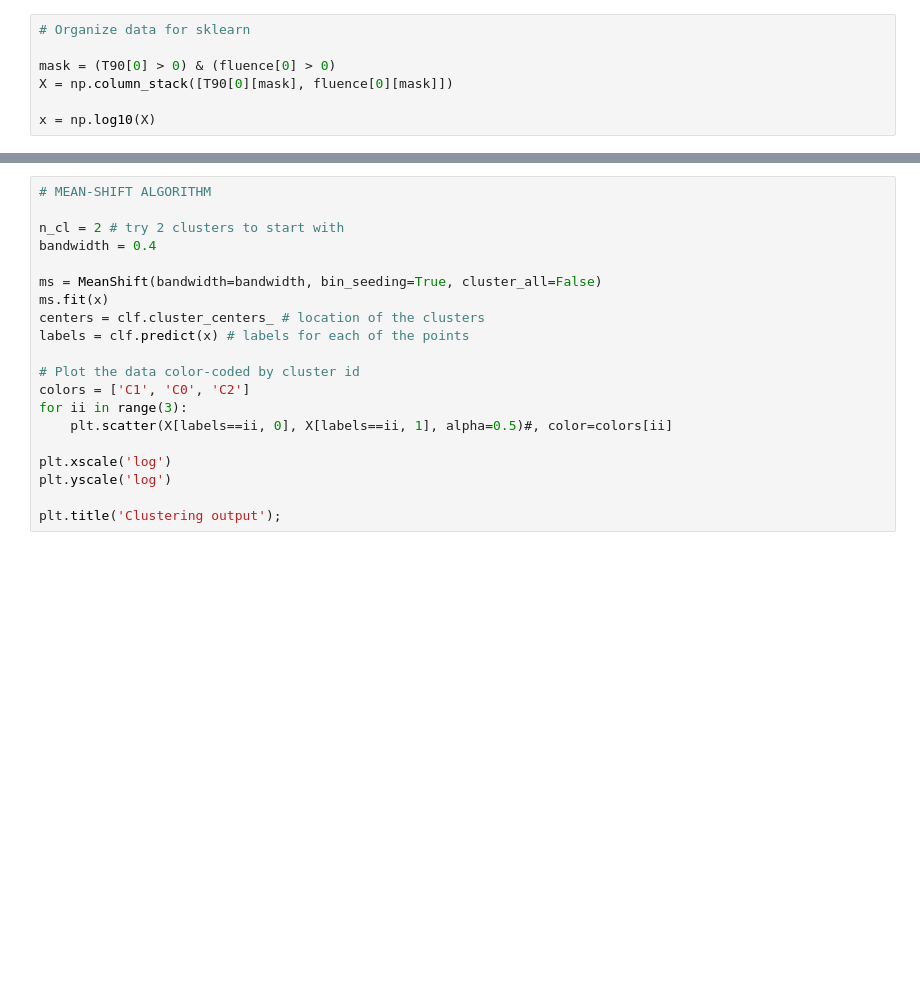
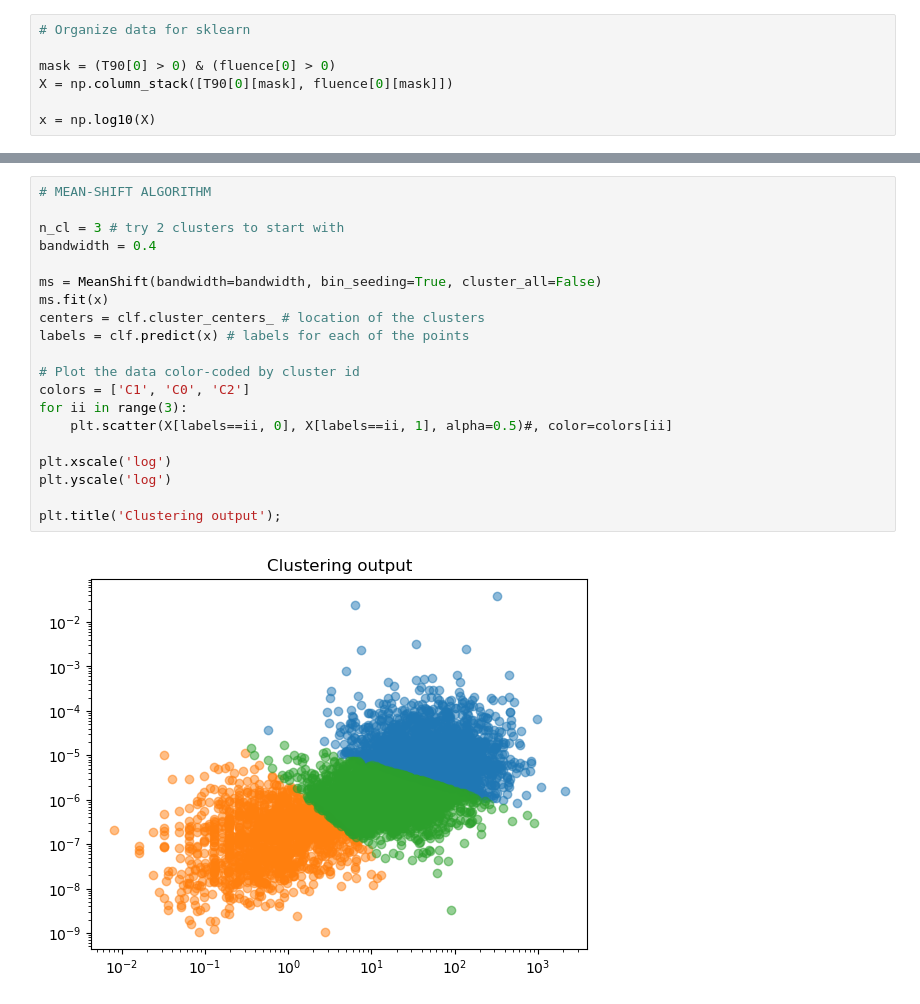
Before and after one commit to RoccoGiugni/ASML-24-25, a Jupyter notebook: L14/L14.ipynb, the cells around one changed output, grey strips where cells are left out. Cells and saved outputs as stored; diff of their text form; blank space fills up the shorter version.

```diff
--- a/L14/L14.ipynb
+++ b/L14/L14.ipynb
@@ -98,20 +94,22 @@ plt.title('Clustering output');
 # %%
 # MEAN-SHIFT ALGORITHM
 
-n_cl = 2 # try 2 clusters to start with
+n_cl = 3 # try 2 clusters to start with
 bandwidth = 0.4
 
 ms = MeanShift(bandwidth=bandwidth, bin_seeding=True, cluster_all=False)
 ms.fit(x)
 centers = clf.cluster_centers_ # location of the clusters
 labels = clf.predict(x) # labels for each of the points
 
 # Plot the data color-coded by cluster id
 colors = ['C1', 'C0', 'C2']
 for ii in range(3):
     plt.scatter(X[labels==ii, 0], X[labels==ii, 1], alpha=0.5)#, color=colors[ii]
 
 plt.xscale('log')
 plt.yscale('log')
 
 plt.title('Clustering output');
+# %% [output]
+[figure, added]
```
Also changed, not shown: parts of 6 cells of this notebook, 2 other files.
